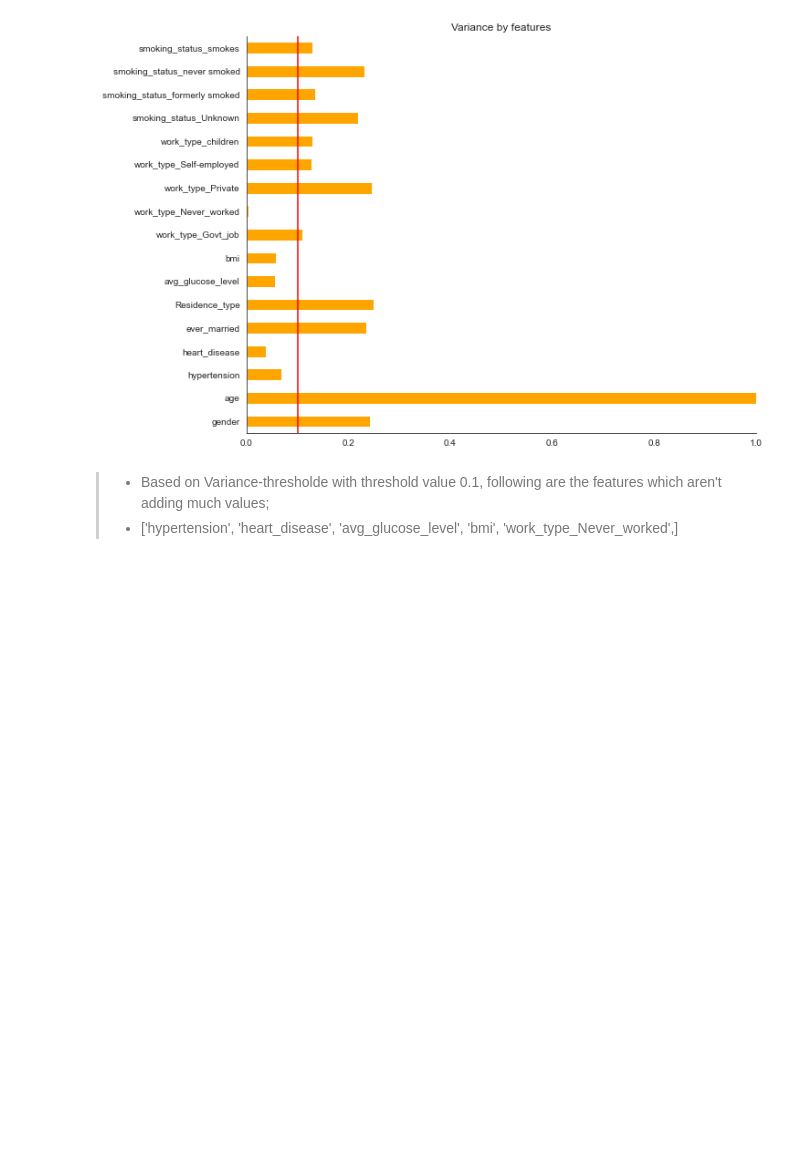
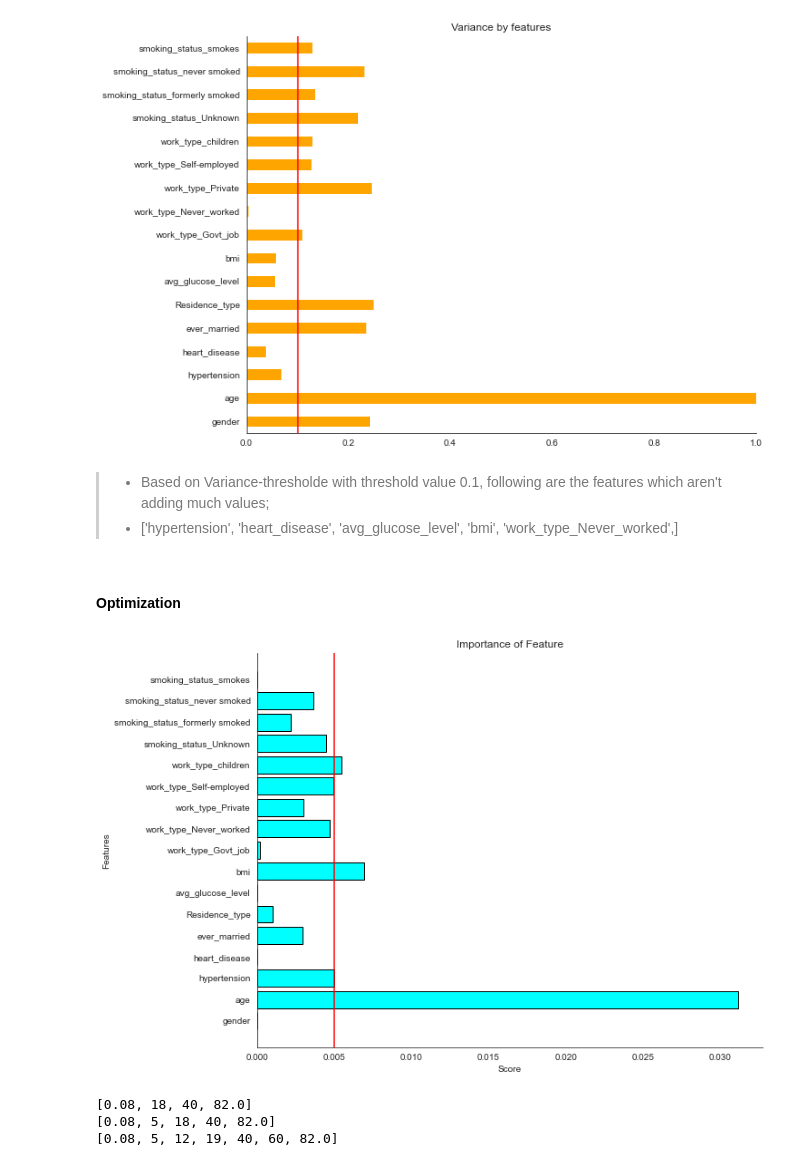
Before and after one commit to aman4004/Stroke-Prediction, a Jupyter notebook: EDA.ipynb, the cells around one changed output. Saved outputs shown, nothing was run; the diff lists cells and outputs as text; code cells hidden in the pictures; blank space fills up the shorter version.

Commit message:
model optimization

```diff
--- a/EDA.ipynb
+++ b/EDA.ipynb
@@ -300,3 +300,17 @@ plt.show()
 # %% [markdown]
 > * Based on Variance-thresholde with threshold value 0.1, following are the features which aren't adding much values;
 > * ['hypertension', 'heart_disease', 'avg_glucose_level', 'bmi', 'work_type_Never_worked',]
+# %% [markdown]
+#### Optimization
+# %%
+# lets plot it
+plt.figure(figsize=(10, 8))
+plt.barh(df_new.drop('stroke', axis=1).columns, score, color = 'cyan', edgecolor='black')
+plt.axvline(0.005, color='red')
+plt.title('Importance of Feature')
+plt.xlabel('Score')
+plt.ylabel('Features')
+sns.despine()
+plt.show()
+# %% [output]
+[figure, added]
@@ -302,0 +329,20 @@ plt.show()
+# %%
+
+# binning age with 3 groups
+cut_points = [18, 40];
+labels= ["Young", "Elder", "Senior"]
+df_new["Age3"] = create_bins(df["age"], cut_points, labels)
+
+# binning age with 4 groups
+cut_points = [5, 18, 40];
+labels= ["Toddlers", "Young", "Elder", "Senior"]
+df_new["Age4"] = create_bins(df["age"], cut_points, labels)
+
+# binning age with 6 groups
+cut_points = [5, 12, 19, 40, 60];
+labels= ["Toddlers", "Kids", "Teenage", "Elder", "Senior", "Old"]
+df_new["Age6"] = create_bins(df["age"], cut_points, labels)
+# %% [output]
+[0.08, 18, 40, 82.0]
+[0.08, 5, 18, 40, 82.0]
+[0.08, 5, 12, 19, 40, 60, 82.0]
```
Also changed, not shown: parts of 5 cells of this notebook, 4 other files.
